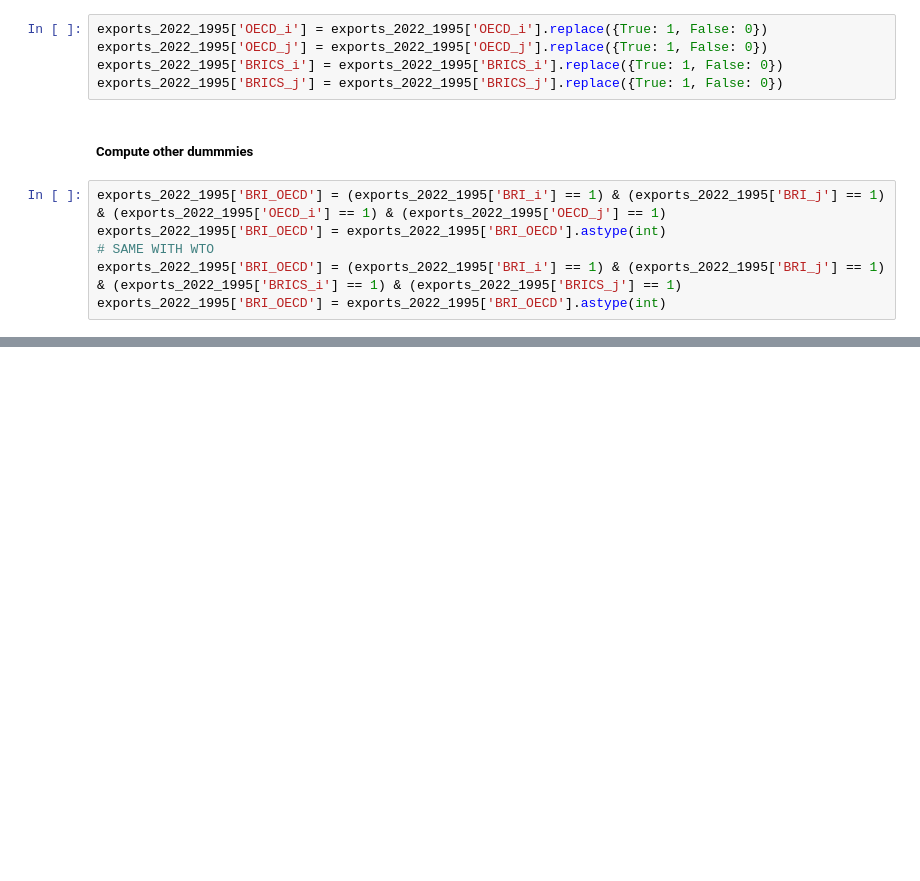
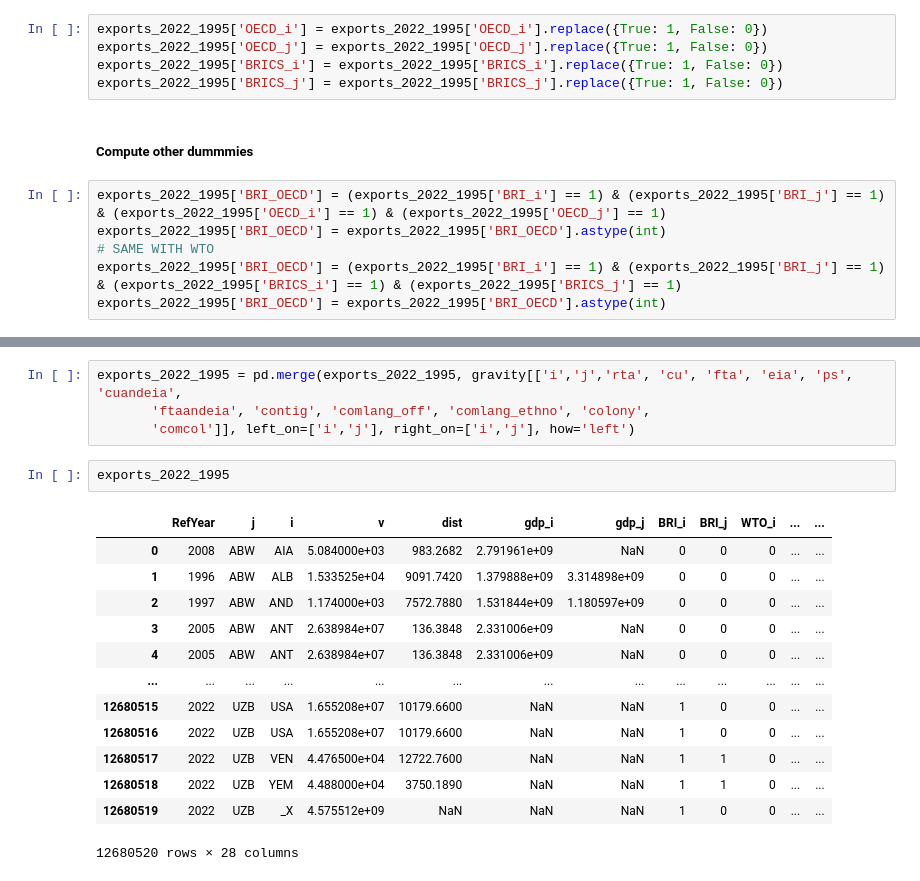
Before and after one commit to clement-so/gravity_trade_2, a Jupyter notebook: src/Untitled-1.ipynb, the cells around one changed output, grey strips where cells are left out. Saved outputs shown, nothing was run; the diff lists cells and outputs as text; blank space fills up the shorter version.

```diff
--- a/src/Untitled-1.ipynb
+++ b/src/Untitled-1.ipynb
@@ -329,0 +429,20 @@ profile.to_file(path_to_save)
+# %%
+exports_2022_1995 = pd.merge(exports_2022_1995, gravity[['i','j','rta', 'cu', 'fta', 'eia', 'ps', 'cuandeia',
+       'ftaandeia', 'contig', 'comlang_off', 'comlang_ethno', 'colony',
+       'comcol']], left_on=['i','j'], right_on=['i','j'], how='left')
+# %%
+exports_2022_1995
+# %% [output]
+|  | RefYear | j | i | v | dist | gdp_i | gdp_j | BRI_i | BRI_j | WTO_i | ... | ... |
+| 0 | 2008 | ABW | AIA | 5.084000e+03 | 983.2682 | 2.791961e+09 | NaN | 0 | 0 | 0 | ... | ... |
+| 1 | 1996 | ABW | ALB | 1.533525e+04 | 9091.7420 | 1.379888e+09 | 3.314898e+09 | 0 | 0 | 0 | ... | ... |
+| 2 | 1997 | ABW | AND | 1.174000e+03 | 7572.7880 | 1.531844e+09 | 1.180597e+09 | 0 | 0 | 0 | ... | ... |
+| 3 | 2005 | ABW | ANT | 2.638984e+07 | 136.3848 | 2.331006e+09 | NaN | 0 | 0 | 0 | ... | ... |
+| 4 | 2005 | ABW | ANT | 2.638984e+07 | 136.3848 | 2.331006e+09 | NaN | 0 | 0 | 0 | ... | ... |
+| ... | ... | ... | ... | ... | ... | ... | ... | ... | ... | ... | ... | ... |
+| 12680515 | 2022 | UZB | USA | 1.655208e+07 | 10179.6600 | NaN | NaN | 1 | 0 | 0 | ... | ... |
+| 12680516 | 2022 | UZB | USA | 1.655208e+07 | 10179.6600 | NaN | NaN | 1 | 0 | 0 | ... | ... |
+| 12680517 | 2022 | UZB | VEN | 4.476500e+04 | 12722.7600 | NaN | NaN | 1 | 1 | 0 | ... | ... |
+| 12680518 | 2022 | UZB | YEM | 4.488000e+04 | 3750.1890 | NaN | NaN | 1 | 1 | 0 | ... | ... |
+| 12680519 | 2022 | UZB | _X | 4.575512e+09 | NaN | NaN | NaN | 1 | 0 | 0 | ... | ... |
+12680520 rows × 28 columns
```
Also changed, not shown: parts of 31 cells of this notebook, 5 other files.
